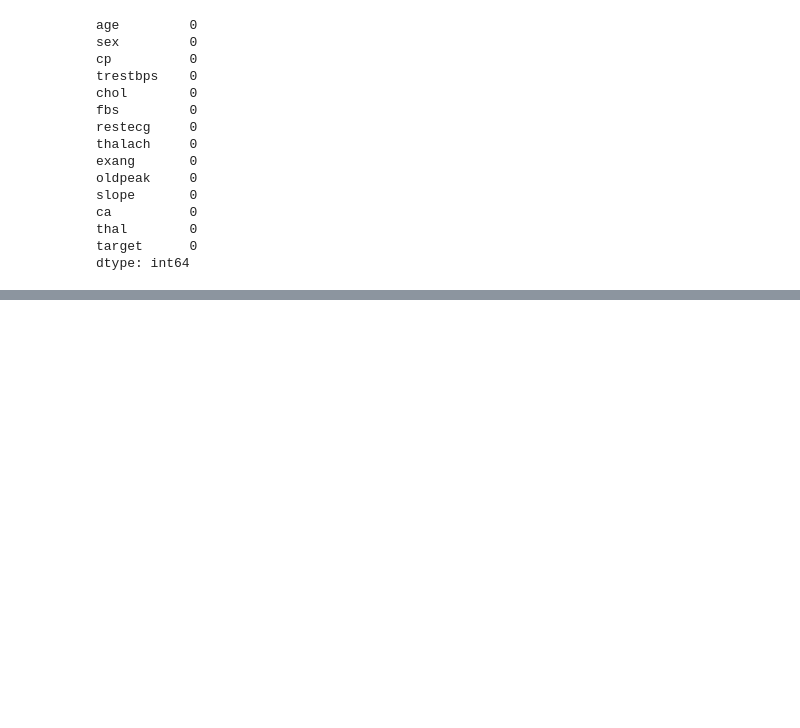
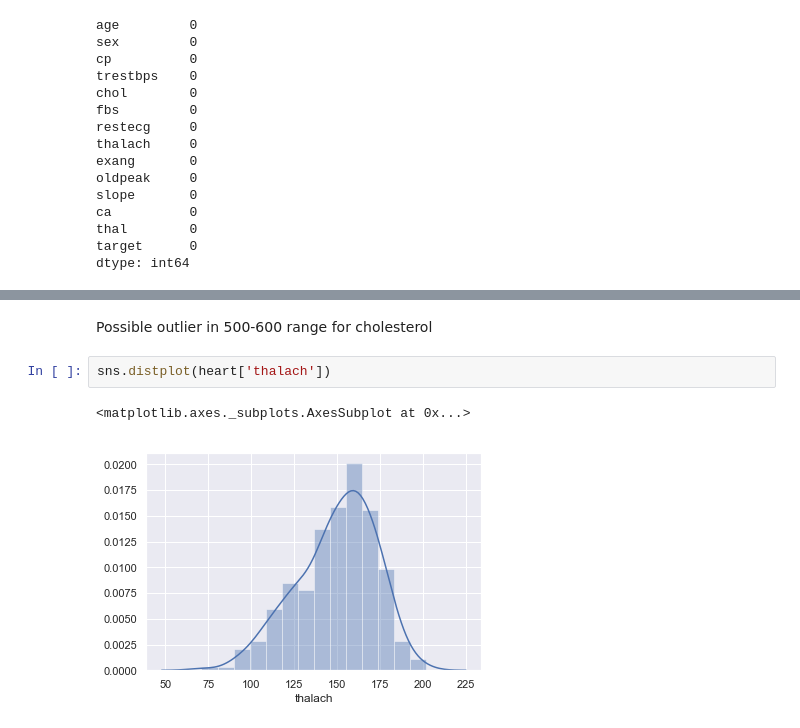
Before and after one commit to brigidcostello/coder-girl, a Jupyter notebook: Mini-Project1-EDA.ipynb, the cells around one changed output, grey strips where cells are left out. Drawn from its saved outputs; the diff is of its cells as text; blank space fills up the shorter version.

```diff
--- a/Mini-Project1-EDA.ipynb
+++ b/Mini-Project1-EDA.ipynb
@@ -83,0 +147,7 @@ dtype: int64
+# %% [markdown]
+Possible outlier in 500-600 range for cholesterol
+# %%
+sns.distplot(heart['thalach'])
+# %% [output]
+<matplotlib.axes._subplots.AxesSubplot at 0x...>
+[figure, added]
```
Also changed, not shown: parts of 14 cells of this notebook.
